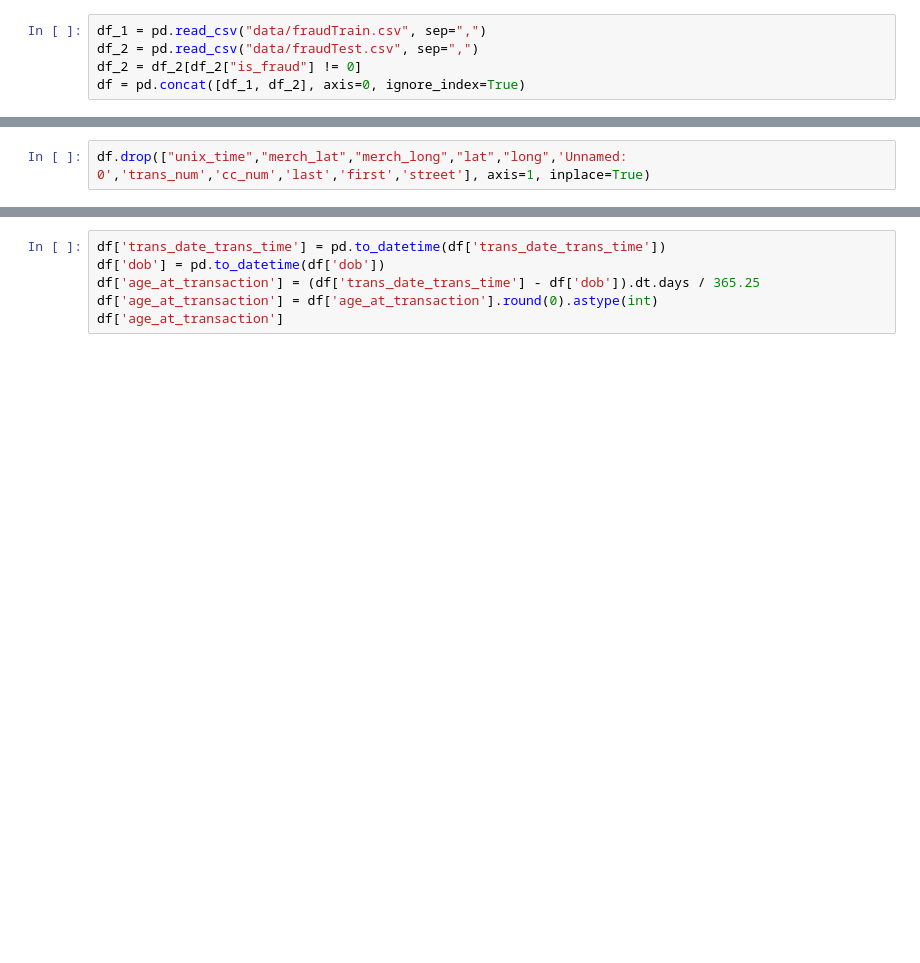
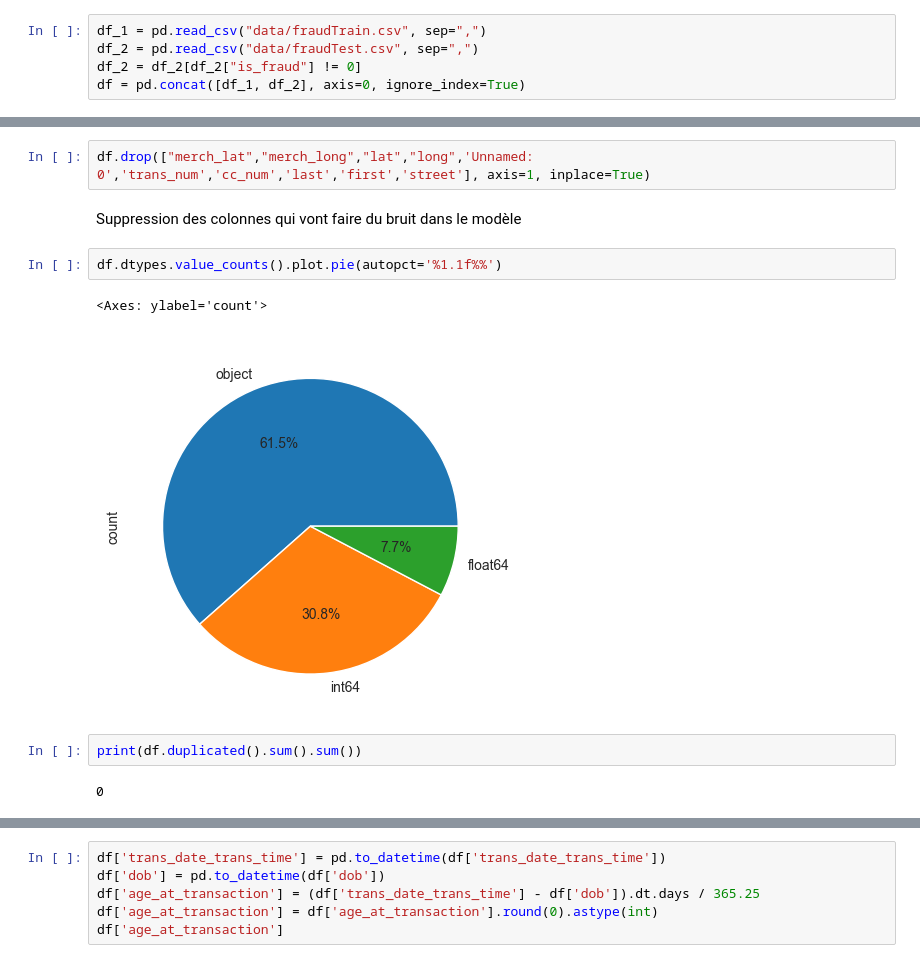
Before and after one commit to S13v3n-2/projet-detection-fraude, a Jupyter notebook: Model_non_superviser.ipynb, the cells around one changed output, grey strips where cells are left out. Cells and saved outputs as stored; diff of their text form; blank space fills up the shorter version.

```diff
--- a/Model_non_superviser.ipynb
+++ b/Model_non_superviser.ipynb
@@ -22,3 +35,14 @@ df.sample(5)
 5 rows × 23 columns
 # %%
-df.drop(["unix_time","merch_lat","merch_long","lat","long",'Unnamed: 0','trans_num','cc_num','last','first','street'], axis=1, inplace=True)
+df.drop(["merch_lat","merch_long","lat","long",'Unnamed: 0','trans_num','cc_num','last','first','street'], axis=1, inplace=True)
+# %% [markdown]
+Suppression des colonnes qui vont faire du bruit dans le modèle
+# %%
+df.dtypes.value_counts().plot.pie(autopct='%1.1f%%')
+# %% [output]
+<Axes: ylabel='count'>
+[figure, added]
+# %%
+print(df.duplicated().sum().sum())
+# %% [output]
+0
```
Also changed, not shown: parts of 16 cells of this notebook, 4 other files.
